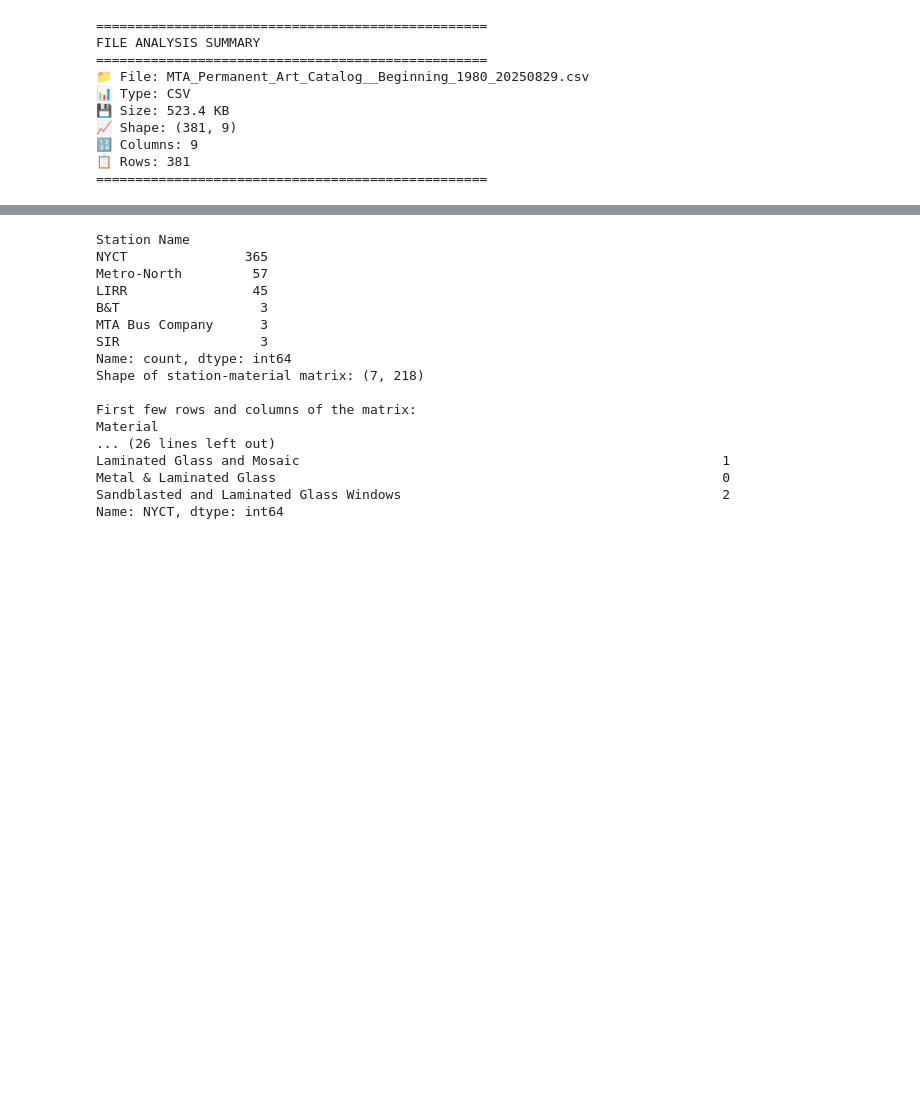
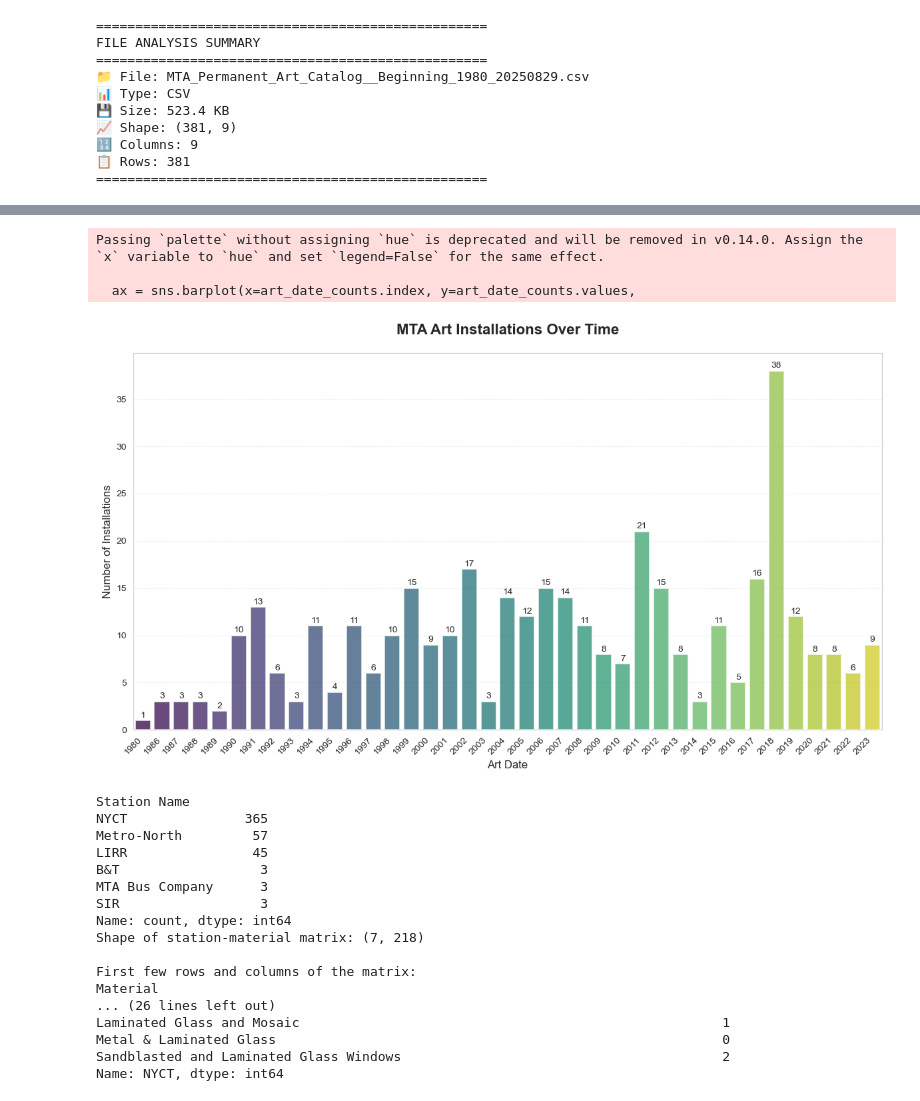
Before and after one commit to marobinette/DataScience, a Jupyter notebook: assignments/week2/MTAArt/eda_pt_2.ipynb, the cells around one changed output, grey strips where cells are left out. Drawn from its saved outputs; the diff is of its cells as text; code cells hidden in the pictures; blank space fills up the shorter version.

```diff
--- a/assignments/week2/MTAArt/eda_pt_2.ipynb
+++ b/assignments/week2/MTAArt/eda_pt_2.ipynb
@@ -31 +42,37 @@ FILE ANALYSIS SUMMARY
+# %%
+# Set seaborn style and viridis color palette
+sns.set_style("whitegrid")
+sns.set_palette("viridis")
+
+# Create the data for plotting
+art_date_counts = df['Art Date'].value_counts().sort_index()
+
+# Create a more elegant bar plot using seaborn
+plt.figure(figsize=(12, 7))
+
+# Use seaborn's barplot for better styling
+ax = sns.barplot(x=art_date_counts.index, y=art_date_counts.values,
+                 palette='viridis', alpha=0.8, edgecolor='white', linewidth=1.2)
+
+# Customize the plot
+plt.title('MTA Art Installations Over Time', fontsize=16, fontweight='bold', pad=20)
+plt.xlabel('Art Date', fontsize=12, fontweight='medium')
+plt.ylabel('Number of Installations', fontsize=12, fontweight='medium')
+
+# Rotate x-axis labels for better readability
+plt.xticks(rotation=45, ha='right')
+
+# Add value labels on top of bars
+for i, v in enumerate(art_date_counts.values):
+    ax.text(i, v + 0.1, str(v), ha='center', va='bottom', fontweight='medium')
+
+# Improve layout and styling
+plt.grid(axis='y', alpha=0.3, linestyle='--')
+plt.tight_layout()
+plt.show()
+# %% [output]
+Passing `palette` without assigning `hue` is deprecated and will be removed in v0.14.0. Assign the `x` variable to `hue` and set `legend=False` for the same effect.
+
+  ax = sns.barplot(x=art_date_counts.index, y=art_date_counts.values,
+[figure, added]
 # %%
```
Also changed, not shown: parts of 14 cells of this notebook.
